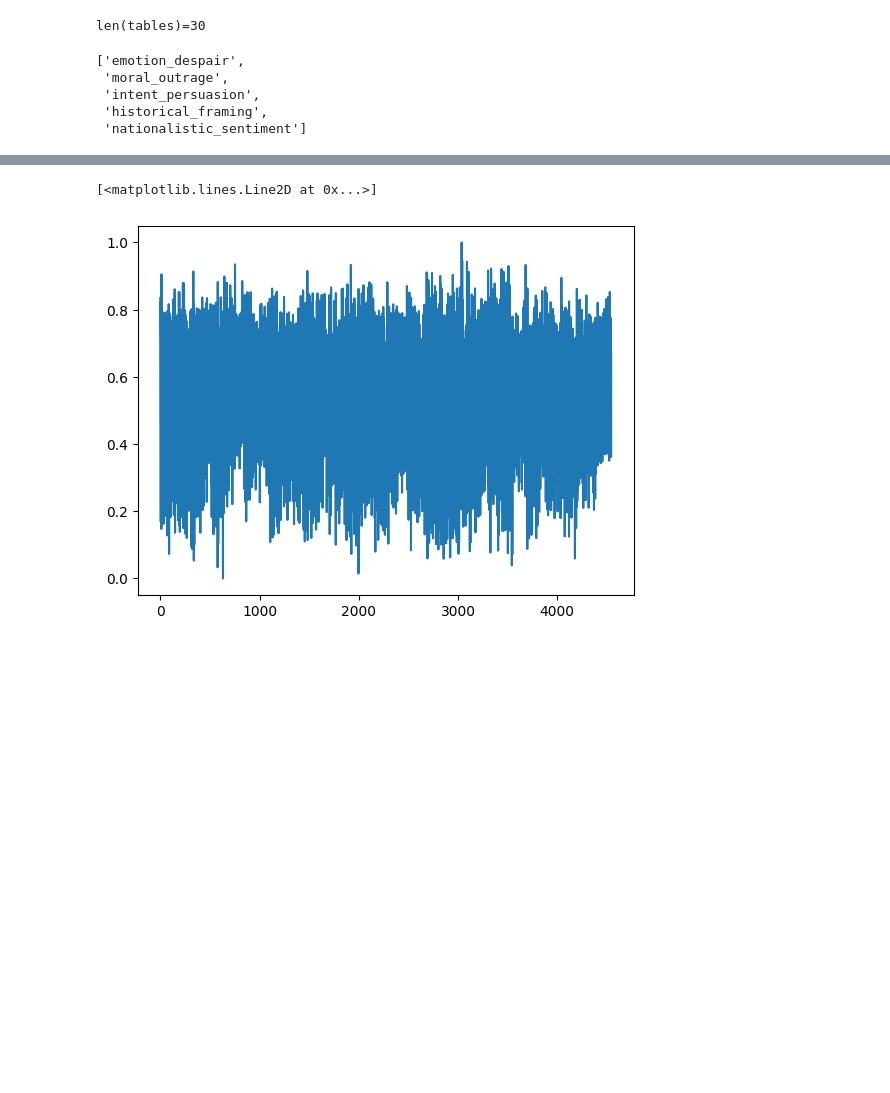
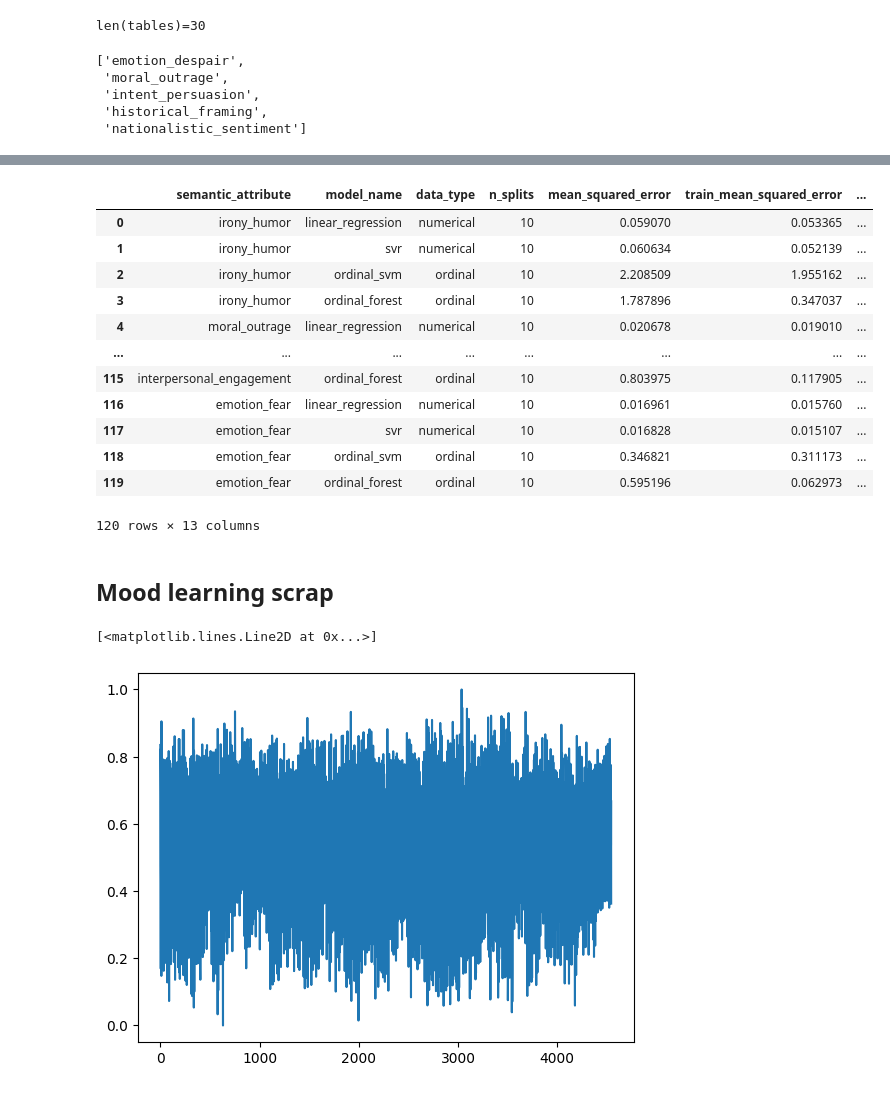
Before and after one commit to thorwhalen/mood, a Jupyter notebook: misc/trump_zelenskyy_moods.ipynb, the cells around one changed output, grey strips where cells are left out. Drawn from its saved outputs; the diff is of its cells as text; code cells hidden in the pictures; blank space fills up the shorter version.

```diff
--- a/misc/trump_zelenskyy_moods.ipynb
+++ b/misc/trump_zelenskyy_moods.ipynb
@@ -480,3 +778,21 @@ for i, semantic_attribute, data in enumerate(tables.items()):
+# %%
+regression_stats
+# %% [output]
+|  | semantic_attribute | model_name | data_type | n_splits | mean_squared_error | train_mean_squared_error | ... |
+| 0 | irony_humor | linear_regression | numerical | 10 | 0.059070 | 0.053365 | ... |
+| 1 | irony_humor | svr | numerical | 10 | 0.060634 | 0.052139 | ... |
+| 2 | irony_humor | ordinal_svm | ordinal | 10 | 2.208509 | 1.955162 | ... |
+| 3 | irony_humor | ordinal_forest | ordinal | 10 | 1.787896 | 0.347037 | ... |
+| 4 | moral_outrage | linear_regression | numerical | 10 | 0.020678 | 0.019010 | ... |
+| ... | ... | ... | ... | ... | ... | ... | ... |
+| 115 | interpersonal_engagement | ordinal_forest | ordinal | 10 | 0.803975 | 0.117905 | ... |
+| 116 | emotion_fear | linear_regression | numerical | 10 | 0.016961 | 0.015760 | ... |
+| 117 | emotion_fear | svr | numerical | 10 | 0.016828 | 0.015107 | ... |
+| 118 | emotion_fear | ordinal_svm | ordinal | 10 | 0.346821 | 0.311173 | ... |
+| 119 | emotion_fear | ordinal_forest | ordinal | 10 | 0.595196 | 0.062973 | ... |
+120 rows × 13 columns
+# %% [markdown]
+## Mood learning scrap
 # %%
 import matplotlib.pyplot as plt
 
```
Also changed, not shown: parts of 17 cells of this notebook, 18 other files.
